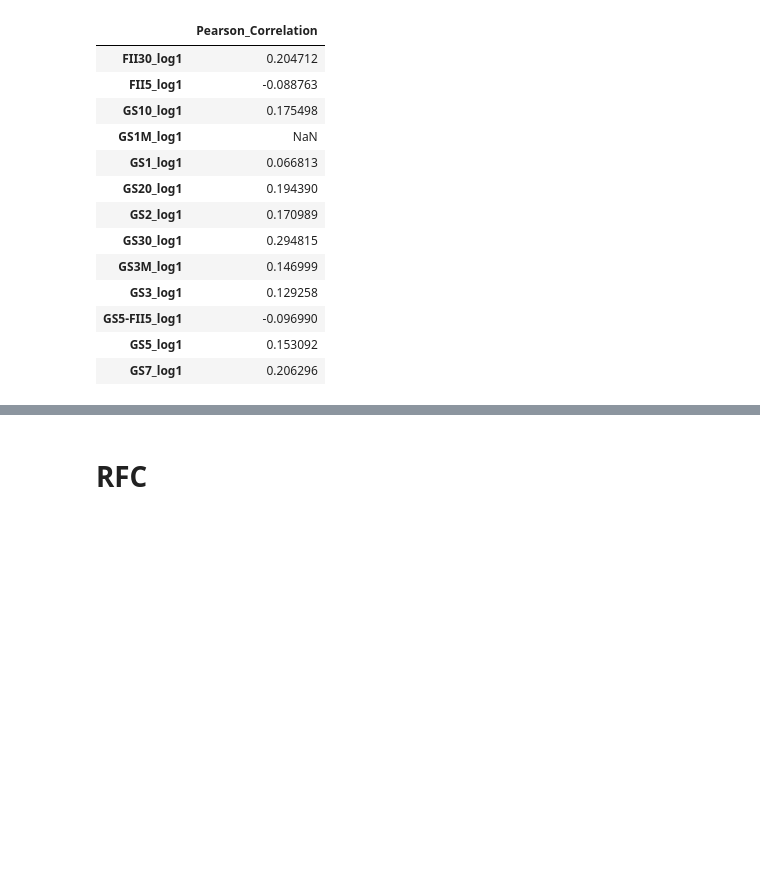
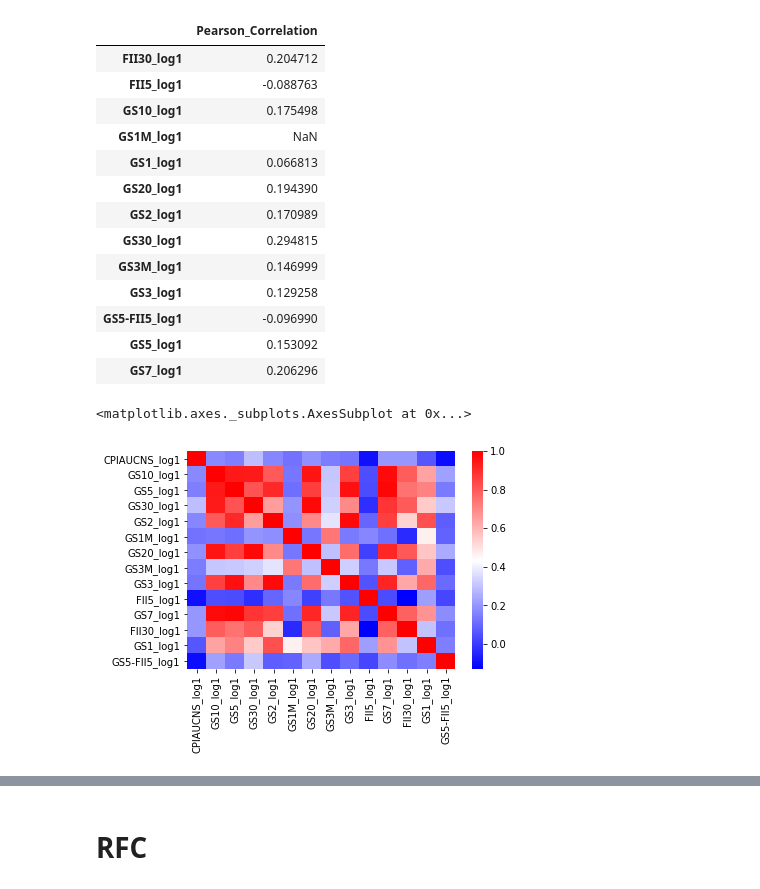
Before and after one commit to TangoJP/experimenting_ARIMA, a Jupyter notebook: CPI_more_variables.ipynb, the cells around one changed output, grey strips where cells are left out. Saved outputs shown, nothing was run; the diff lists cells and outputs as text; code cells hidden in the pictures; blank space fills up the shorter version.

```diff
--- a/CPI_more_variables.ipynb
+++ b/CPI_more_variables.ipynb
@@ -254,3 +265,8 @@ pd.Series(log_corrs).to_frame(name='Pearson_Correlation')
 | GS5-FII5_log1 | -0.096990 |
 | GS5_log1 | 0.153092 |
 | GS7_log1 | 0.206296 |
+# %%
+sns.heatmap(log1s.corr(), cmap=cm.bwr)
+# %% [output]
+<matplotlib.axes._subplots.AxesSubplot at 0x...>
+[figure, added]
```
Also changed, not shown: parts of 9 cells of this notebook.
